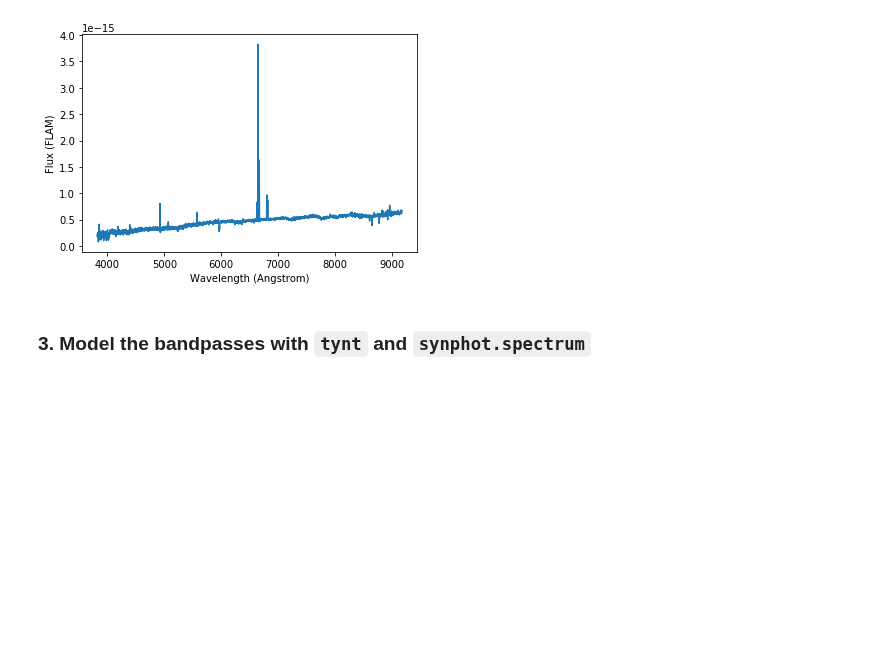
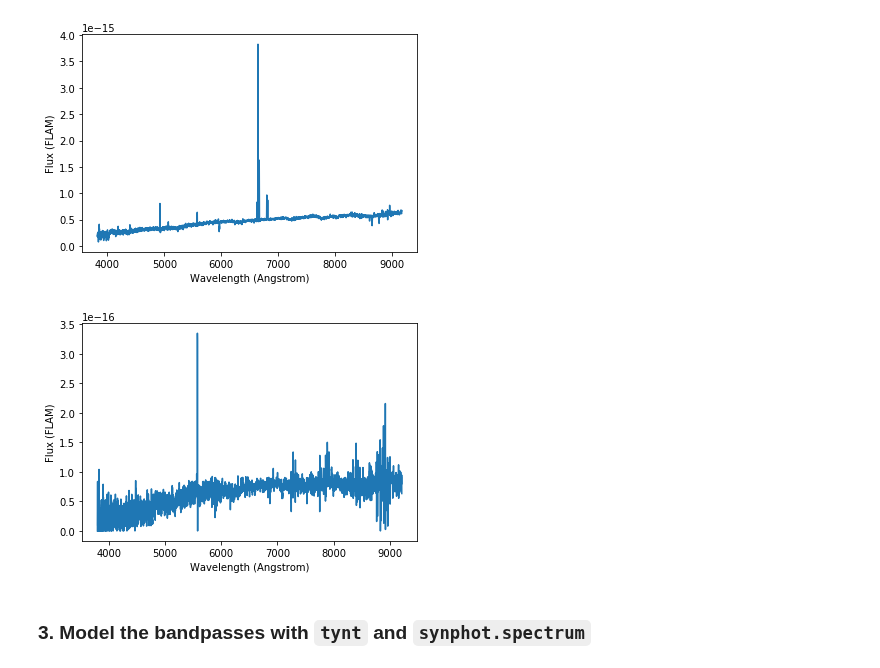
Before and after one commit to tcjansen/GSoC, a Jupyter notebook: empirical_photometry.ipynb, the cells around one changed output. Cells and saved outputs as stored; diff of their text form; code cells hidden in the pictures; blank space fills up the shorter version.

```diff
--- a/empirical_photometry.ipynb
+++ b/empirical_photometry.ipynb
@@ -88,6 +104,13 @@ spectrum2 = SourceSpectrum(Empirical1D,
 spectrum2.plot(flux_unit='FLAM')
 # %% [output]
 [figure]
+# %%
+spectrum3 = SourceSpectrum(Empirical1D,
+                          points=wavelengths3, lookup_table=flux3)
+
+spectrum3.plot(flux_unit='FLAM')
+# %% [output]
+[figure, added]
 # %% [markdown]
 <a id="bandpass"></a>
 ### 3. Model the bandpasses with `tynt` and `synphot.spectrum`
```
Also changed, not shown: parts of 13 cells of this notebook.
